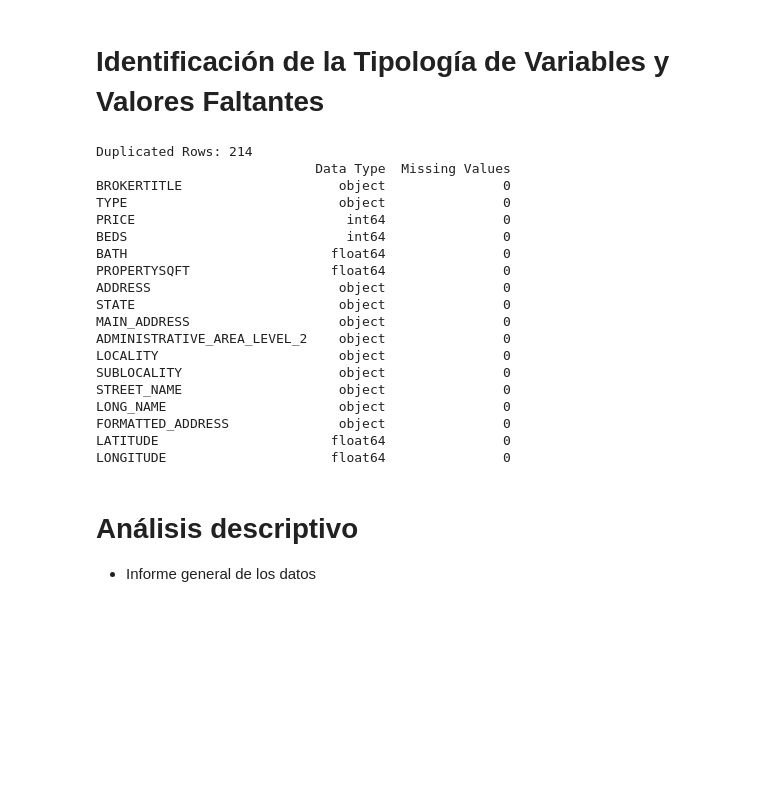
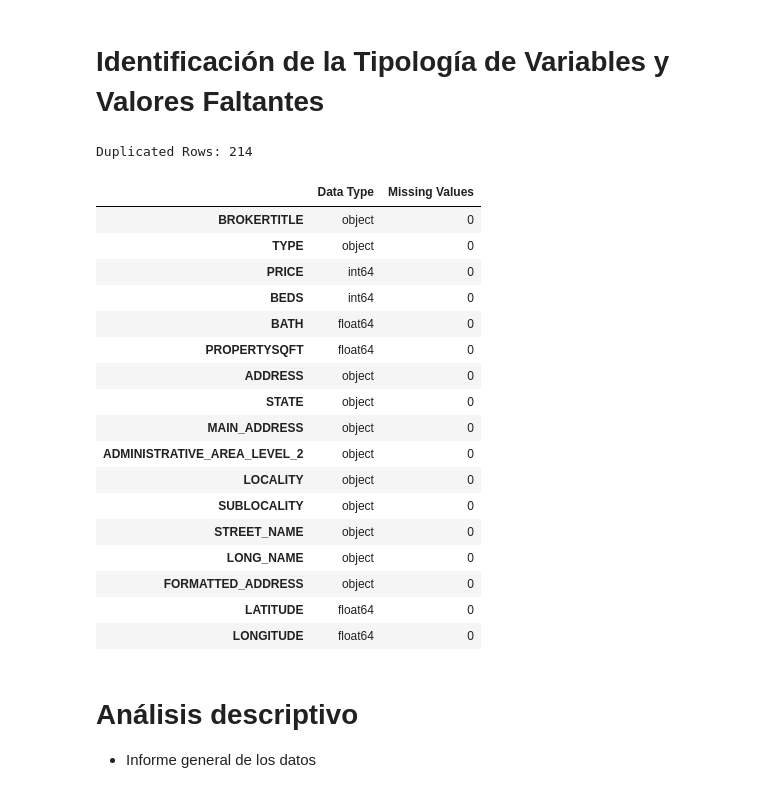
Before and after one commit to fredbelj/Ejercicios, a Jupyter notebook: Copia de Ejemplo_Viviendas.ipynb, the cells around one changed output. Saved outputs shown, nothing was run; the diff lists cells and outputs as text; code cells hidden in the pictures; blank space fills up the shorter version.

```diff
--- a/Copia de Ejemplo_Viviendas.ipynb
+++ b/Copia de Ejemplo_Viviendas.ipynb
@@ -130,36 +130,37 @@ df.head(5)
 # %%
 
 data_types = df.dtypes
 missing_values = df.isnull().sum()
 duplicates = df.duplicated().sum()
 
 summary = pd.DataFrame({
     "Data Type": data_types,
     "Missing Values": missing_values
 }).sort_values(by="Missing Values", ascending=False)
 
 print("Duplicated Rows:", duplicates)
-print(summary)
+# print(summary)
+summary
 # %% [output]
 Duplicated Rows: 214
-                            Data Type  Missing Values
-BROKERTITLE                    object               0
-TYPE                           object               0
-PRICE                           int64               0
-BEDS                            int64               0
-BATH                          float64               0
-PROPERTYSQFT                  float64               0
-ADDRESS                        object               0
-STATE                          object               0
-MAIN_ADDRESS                   object               0
-ADMINISTRATIVE_AREA_LEVEL_2    object               0
-LOCALITY                       object               0
-SUBLOCALITY                    object               0
-STREET_NAME                    object               0
-LONG_NAME                      object               0
-FORMATTED_ADDRESS              object               0
-LATITUDE                      float64               0
-LONGITUDE                     float64               0
+|  | Data Type | Missing Values |
+| BROKERTITLE | object | 0 |
+| TYPE | object | 0 |
+| PRICE | int64 | 0 |
+| BEDS | int64 | 0 |
+| BATH | float64 | 0 |
+| PROPERTYSQFT | float64 | 0 |
+| ADDRESS | object | 0 |
+| STATE | object | 0 |
+| MAIN_ADDRESS | object | 0 |
+| ADMINISTRATIVE_AREA_LEVEL_2 | object | 0 |
+| LOCALITY | object | 0 |
+| SUBLOCALITY | object | 0 |
+| STREET_NAME | object | 0 |
+| LONG_NAME | object | 0 |
+| FORMATTED_ADDRESS | object | 0 |
+| LATITUDE | float64 | 0 |
+| LONGITUDE | float64 | 0 |
 # %% [markdown]
 # **Análisis descriptivo**
 
```
Also changed, not shown: parts of 11 cells of this notebook, 3 other files.
